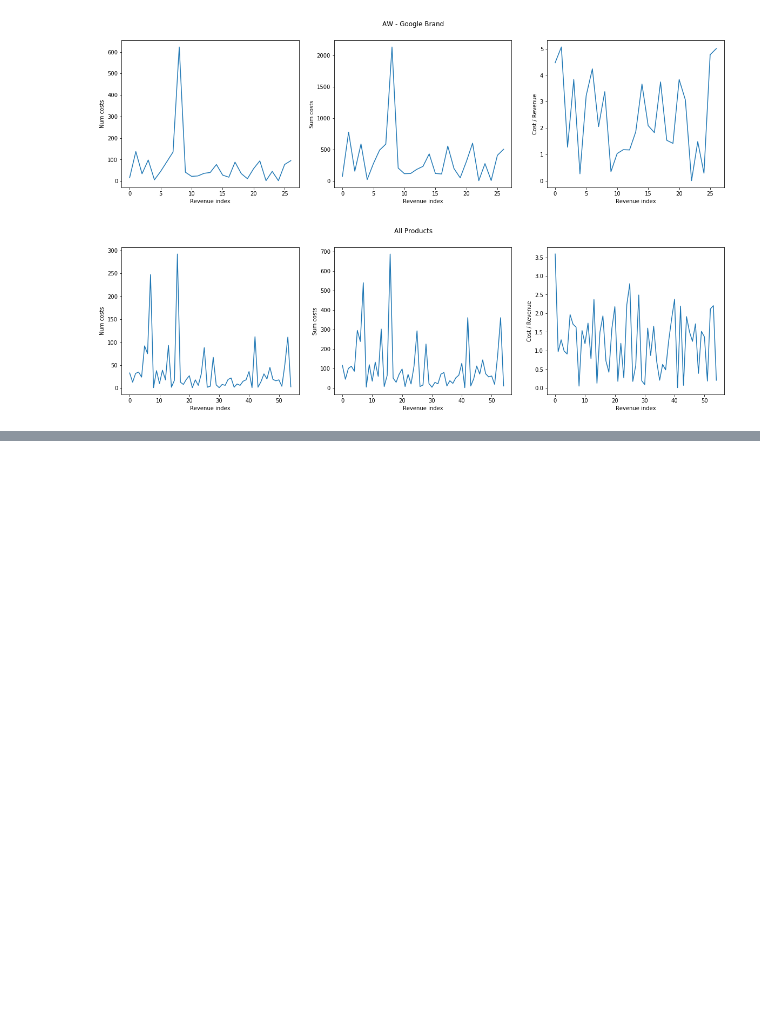
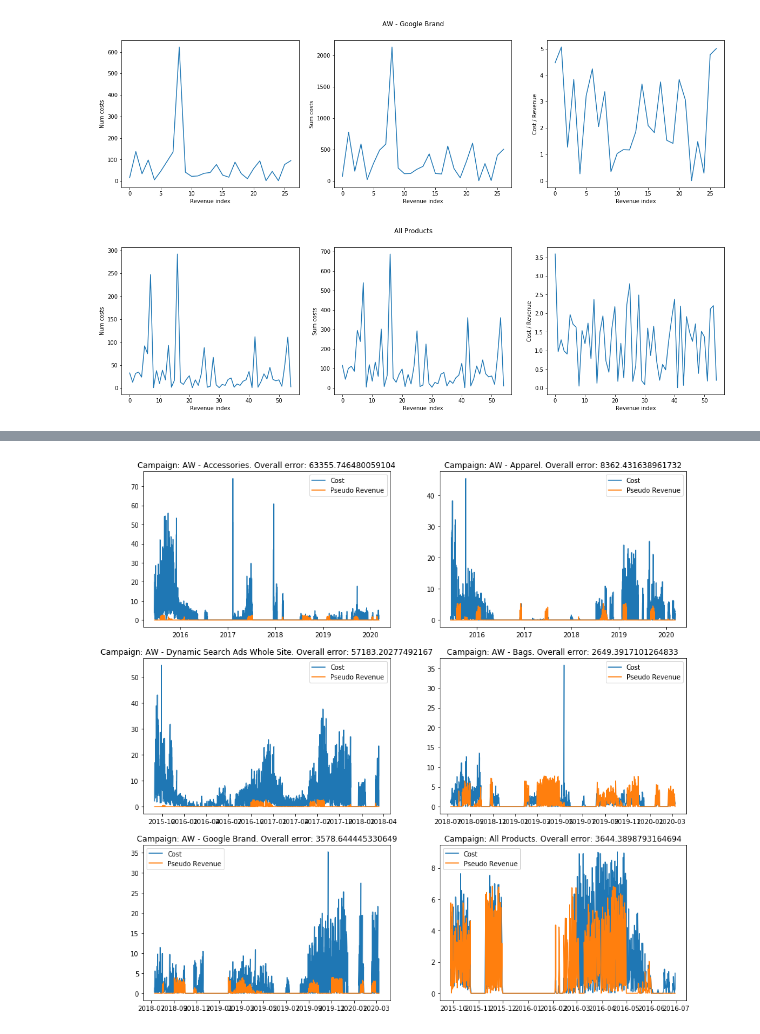
Before and after one commit to Morphl-AI/Ecommerce-Marketing-Spend-Optimization, a Jupyter notebook: Notebooks/3. Budget allocation - pseudo-revenue - statistical model .ipynb, the cells around one changed output, grey strips where cells are left out. Cells and saved outputs as stored; diff of their text form; code cells hidden in the pictures; blank space fills up the shorter version.

```diff
--- a/Notebooks/3. Budget allocation - pseudo-revenue - statistical model .ipynb
+++ b/Notebooks/3. Budget allocation - pseudo-revenue - statistical model .ipynb
@@ -255,0 +213,21 @@ for i, campaign in enumerate(validCampaigns):
+# %%
+from typing import Tuple, List
+
+def createPseudoRevenues(models : List, df : pd.DataFrame, validCampaigns : List[str]) -> Tuple[pd.DataFrame, dict]:
+    overallError = {}
+    finalDf = pd.DataFrame(columns=df.columns)
+    res = []
+    for i, campaign in enumerate(validCampaigns):
+        dfCampaign = df[df["Campaign"] == campaign].reset_index()
+        dfCampaign["Pseudo Revenue"] = models[campaign].predict(dfRelevant["Cost"])
+        finalDf = pd.concat([finalDf, dfCampaign], sort=False)
+
+        # Also store the differene between the sums (how much we predict lifetime revenue vs real life revenue)
+        sumRevenue = dfCampaign["Revenue"].sum()
+        sumPseudoRevenue = dfCampaign["Pseudo Revenue"].sum()
+        overallError[campaign] = sumRevenue - sumPseudoRevenue
+        res.append([campaign, sumRevenue, sumPseudoRevenue, sumRevenue - sumPseudoRevenue])
+    display(pd.DataFrame(res, columns=["Campaign", "Overall Revenue", "Overall Pseudo Revenue", "Diff"]))
+    return finalDf, overallError
+# %%
+finalDf, overallError = createPseudoRevenues(models, validDf, validCampaigns)
@@ -255,0 +264,21 @@ for i, campaign in enumerate(validCampaigns):
+# %%
+def plotFinalResults(finalDf, overallError):
+    validCampaigns = finalDf["Campaign"].unique()
+    ax = plt.subplots(len(validCampaigns) // 2, 2, figsize=(15, 15))[1]
+    for i, campaign in enumerate(validCampaigns):
+        dfCampaign = finalDf[finalDf["Campaign"] == campaign]
+        dateRange = pd.DataFrame({
+            "Date" : pd.date_range(dfCampaign["Date"].min(), dfCampaign["Date"].max(), freq="D"),
+        })
+        # Fill missing months by zeros
+        dfCampaign = dateRange.set_index("Date").join(dfCampaign.set_index("Date")).fillna(0).reset_index()
+        error = overallError[campaign]
+
+        ax[i//2, i%2].plot(dfCampaign["Date"], dfCampaign["Cost"])
+        ax[i//2, i%2].plot(dfCampaign["Date"], dfCampaign["Pseudo Revenue"])
+        ax[i//2, i%2].set_title("Campaign: %s. Overall error: %s" % (campaign, error))
+        ax[i//2, i%2].legend(["Cost", "Pseudo Revenue"])
+# %%
+plotFinalResults(finalDf, overallError)
+# %% [output]
+[figure, added]
```
Also changed, not shown: parts of 18 cells of this notebook.
